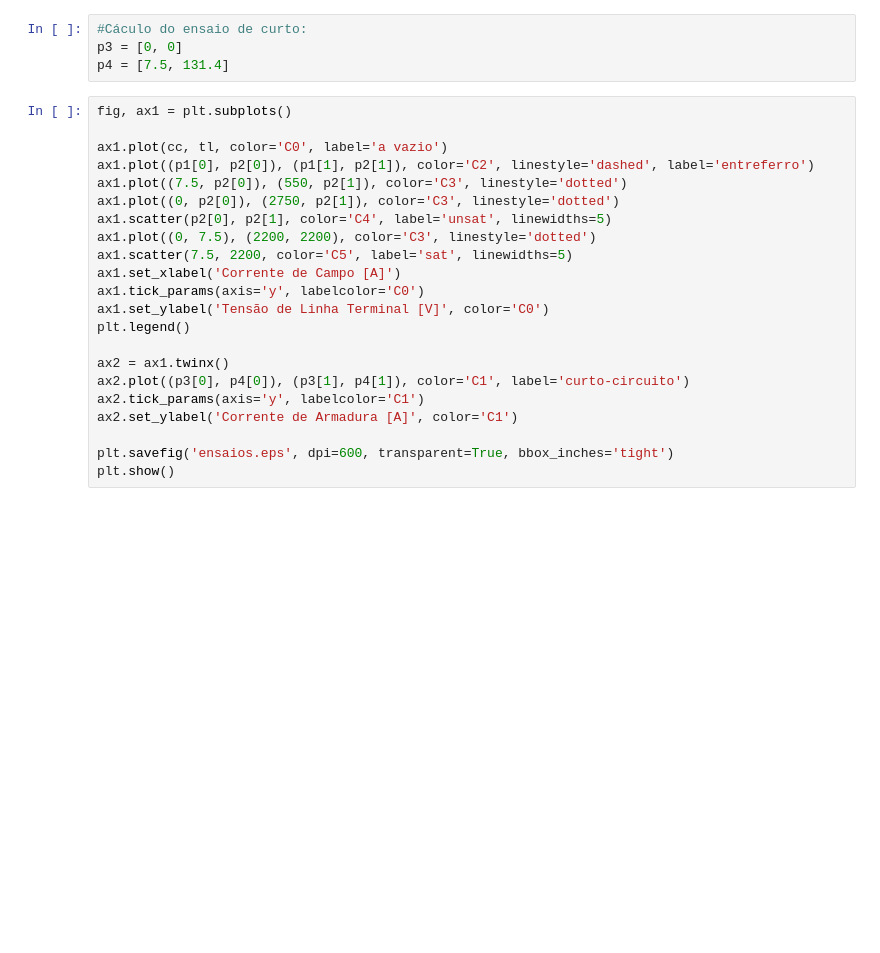
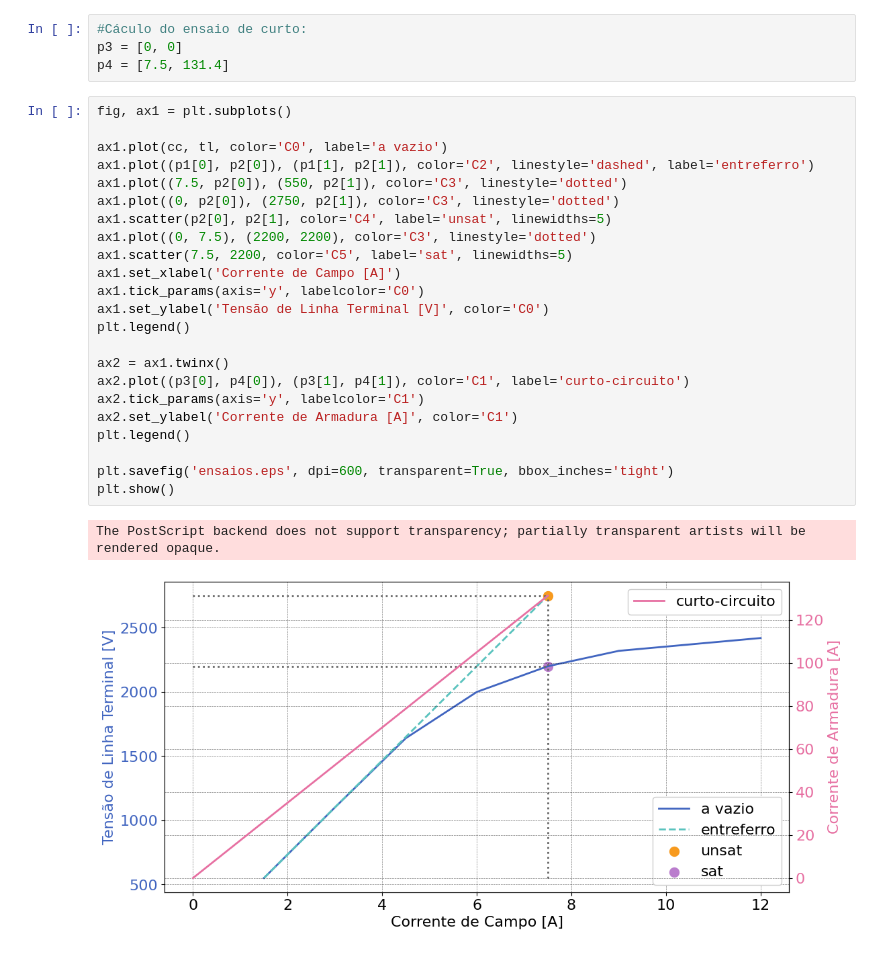
Before and after one commit to ErickNMA/Conversao_Eletromecanica, a Jupyter notebook: Maquinas_Sincronas/ensaios.ipynb, the cells around one changed output. Drawn from its saved outputs; the diff is of its cells as text; blank space fills up the shorter version.

```diff
--- a/Maquinas_Sincronas/ensaios.ipynb
+++ b/Maquinas_Sincronas/ensaios.ipynb
@@ -33,22 +31,26 @@ p4 = [7.5, 131.4]
 # %%
 fig, ax1 = plt.subplots()
 
 ax1.plot(cc, tl, color='C0', label='a vazio')
 ax1.plot((p1[0], p2[0]), (p1[1], p2[1]), color='C2', linestyle='dashed', label='entreferro')
 ax1.plot((7.5, p2[0]), (550, p2[1]), color='C3', linestyle='dotted')
 ax1.plot((0, p2[0]), (2750, p2[1]), color='C3', linestyle='dotted')
 ax1.scatter(p2[0], p2[1], color='C4', label='unsat', linewidths=5)
 ax1.plot((0, 7.5), (2200, 2200), color='C3', linestyle='dotted')
 ax1.scatter(7.5, 2200, color='C5', label='sat', linewidths=5)
 ax1.set_xlabel('Corrente de Campo [A]')
 ax1.tick_params(axis='y', labelcolor='C0')
 ax1.set_ylabel('Tensão de Linha Terminal [V]', color='C0')
 plt.legend()
 
 ax2 = ax1.twinx()
 ax2.plot((p3[0], p4[0]), (p3[1], p4[1]), color='C1', label='curto-circuito')
 ax2.tick_params(axis='y', labelcolor='C1')
 ax2.set_ylabel('Corrente de Armadura [A]', color='C1')
+plt.legend()
 
 plt.savefig('ensaios.eps', dpi=600, transparent=True, bbox_inches='tight')
 plt.show()
+# %% [output]
+The PostScript backend does not support transparency; partially transparent artists will be rendered opaque.
+[figure, added]
```
Also changed, not shown: parts of 1 cell of this notebook, 1 other file.
